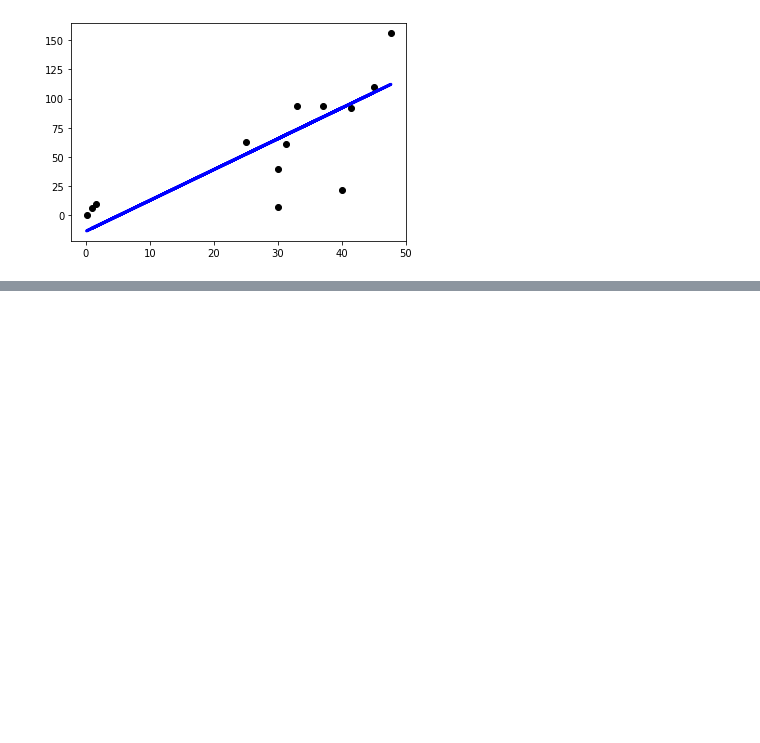
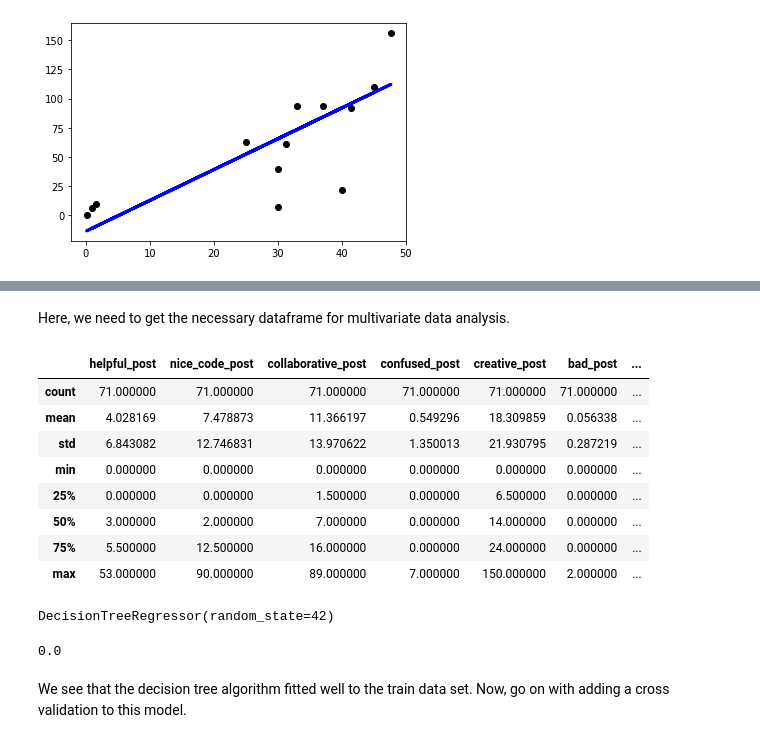
Before and after one commit to bhicdurmaz/Online-Learnin-Dataset-Linear-Regression, a Jupyter notebook: Online Learning Project.ipynb, the cells around one changed output, grey strips where cells are left out. Drawn from its saved outputs; the diff is of its cells as text; code cells hidden in the pictures; blank space fills up the shorter version.

```diff
--- a/Online Learning Project.ipynb
+++ b/Online Learning Project.ipynb
@@ -356,0 +403,15 @@ plt.plot(data_X_test, data_pred, color='blue', linewidth=3)
+# %% [markdown]
+Here, we need to get the necessary dataframe for multivariate data analysis.
+# %%
+online_dropped2=online_dropped.drop(['Unnamed: 0','total_posts', 'Approved','nice_posts'],axis=1)
+online_dropped2.describe()
+# %% [output]
+|  | helpful_post | nice_code_post | collaborative_post | confused_post | creative_post | bad_post | ... |
+| count | 71.000000 | 71.000000 | 71.000000 | 71.000000 | 71.000000 | 71.000000 | ... |
+| mean | 4.028169 | 7.478873 | 11.366197 | 0.549296 | 18.309859 | 0.056338 | ... |
+| std | 6.843082 | 12.746831 | 13.970622 | 1.350013 | 21.930795 | 0.287219 | ... |
+| min | 0.000000 | 0.000000 | 0.000000 | 0.000000 | 0.000000 | 0.000000 | ... |
+| 25% | 0.000000 | 0.000000 | 1.500000 | 0.000000 | 6.500000 | 0.000000 | ... |
+| 50% | 3.000000 | 2.000000 | 7.000000 | 0.000000 | 14.000000 | 0.000000 | ... |
+| 75% | 5.500000 | 12.500000 | 16.000000 | 0.000000 | 24.000000 | 0.000000 | ... |
+| max | 53.000000 | 90.000000 | 89.000000 | 7.000000 | 150.000000 | 2.000000 | ... |
@@ -356,0 +423,16 @@ plt.plot(data_X_test, data_pred, color='blue', linewidth=3)
+# %%
+from sklearn.tree import DecisionTreeRegressor
+
+tree_reg = DecisionTreeRegressor(random_state=42)
+tree_reg.fit(data_X_train, data_labels_train)
+# %% [output]
+DecisionTreeRegressor(random_state=42)
+# %%
+data_predictions_tree = tree_reg.predict(data_X_train)
+tree_mse = mean_squared_error(data_labels_train, data_predictions_tree)
+tree_rmse = np.sqrt(tree_mse)
+tree_rmse
+# %% [output]
+0.0
+# %% [markdown]
+We see that the decision tree algorithm fitted well to the train data set. Now, go on with adding a cross validation to this model.
```
Also changed, not shown: parts of 34 cells of this notebook.
